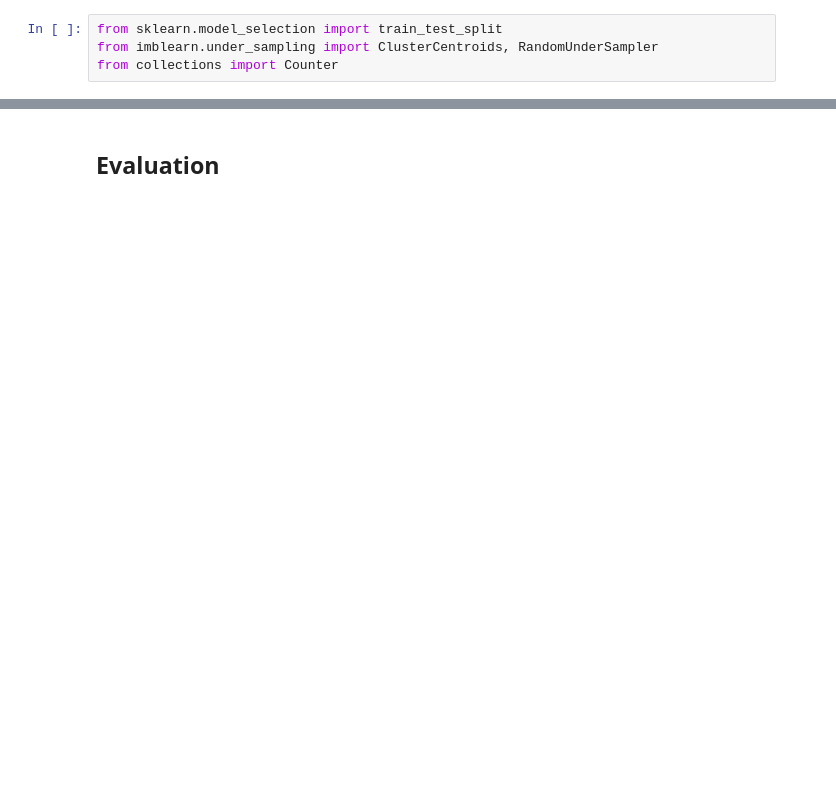
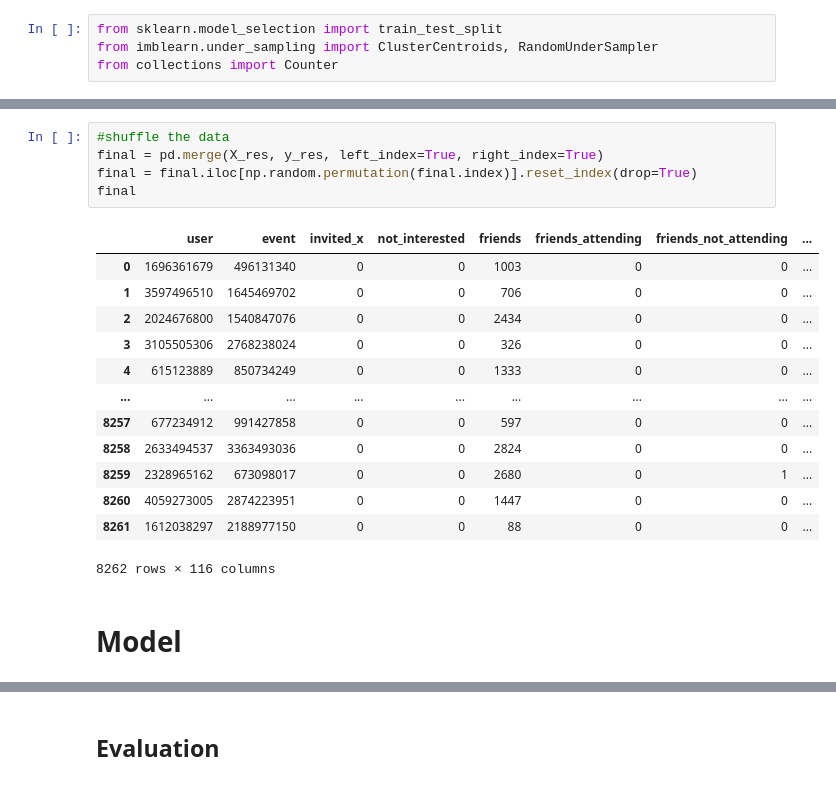
Before and after one commit to dsanmart/everywhere-reco, a Jupyter notebook: examples/models/model1.ipynb, the cells around one changed output, grey strips where cells are left out. Saved outputs shown, nothing was run; the diff lists cells and outputs as text; blank space fills up the shorter version.

Commit message:
added model and evaluation

```diff
--- a/examples/models/model1.ipynb
+++ b/examples/models/model1.ipynb
@@ -185,0 +187,21 @@ Original dataset shape Counter({0: 11267, 1: 4131})
+# %%
+#shuffle the data
+final = pd.merge(X_res, y_res, left_index=True, right_index=True)
+final = final.iloc[np.random.permutation(final.index)].reset_index(drop=True)
+final
+# %% [output]
+|  | user | event | invited_x | not_interested | friends | friends_attending | friends_not_attending | ... |
+| 0 | 1696361679 | 496131340 | 0 | 0 | 1003 | 0 | 0 | ... |
+| 1 | 3597496510 | 1645469702 | 0 | 0 | 706 | 0 | 0 | ... |
+| 2 | 2024676800 | 1540847076 | 0 | 0 | 2434 | 0 | 0 | ... |
+| 3 | 3105505306 | 2768238024 | 0 | 0 | 326 | 0 | 0 | ... |
+| 4 | 615123889 | 850734249 | 0 | 0 | 1333 | 0 | 0 | ... |
+| ... | ... | ... | ... | ... | ... | ... | ... | ... |
+| 8257 | 677234912 | 991427858 | 0 | 0 | 597 | 0 | 0 | ... |
+| 8258 | 2633494537 | 3363493036 | 0 | 0 | 2824 | 0 | 0 | ... |
+| 8259 | 2328965162 | 673098017 | 0 | 0 | 2680 | 0 | 1 | ... |
+| 8260 | 4059273005 | 2874223951 | 0 | 0 | 1447 | 0 | 0 | ... |
+| 8261 | 1612038297 | 2188977150 | 0 | 0 | 88 | 0 | 0 | ... |
+8262 rows × 116 columns
+# %% [markdown]
+# Model
```
Also changed, not shown: parts of 5 cells of this notebook.
